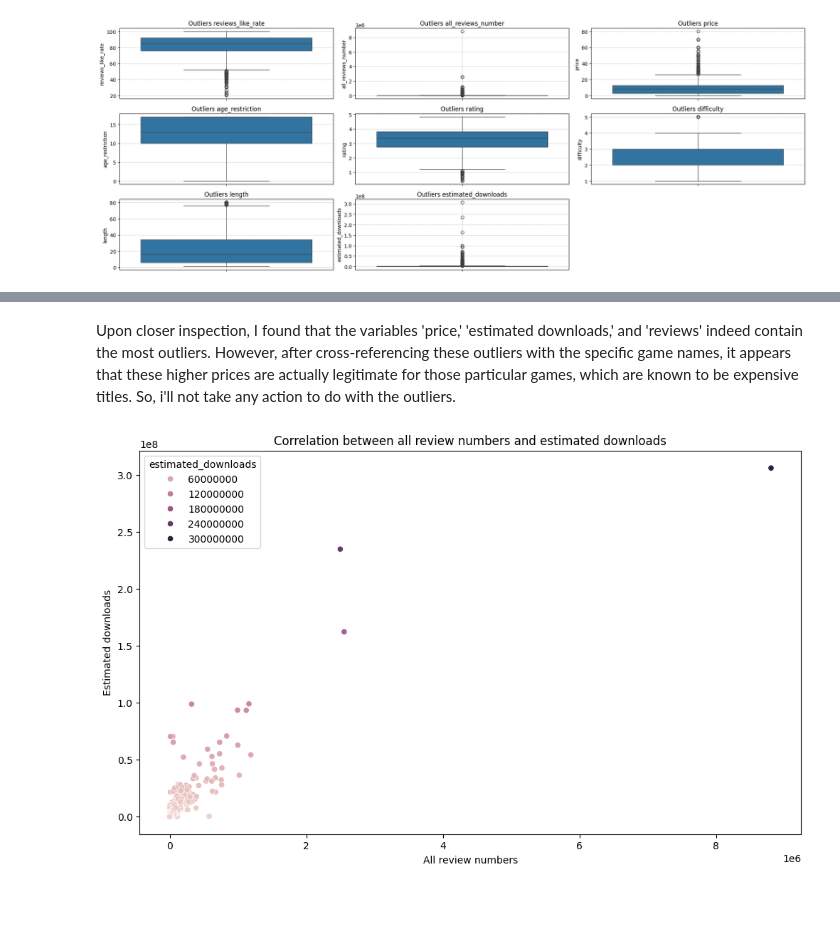
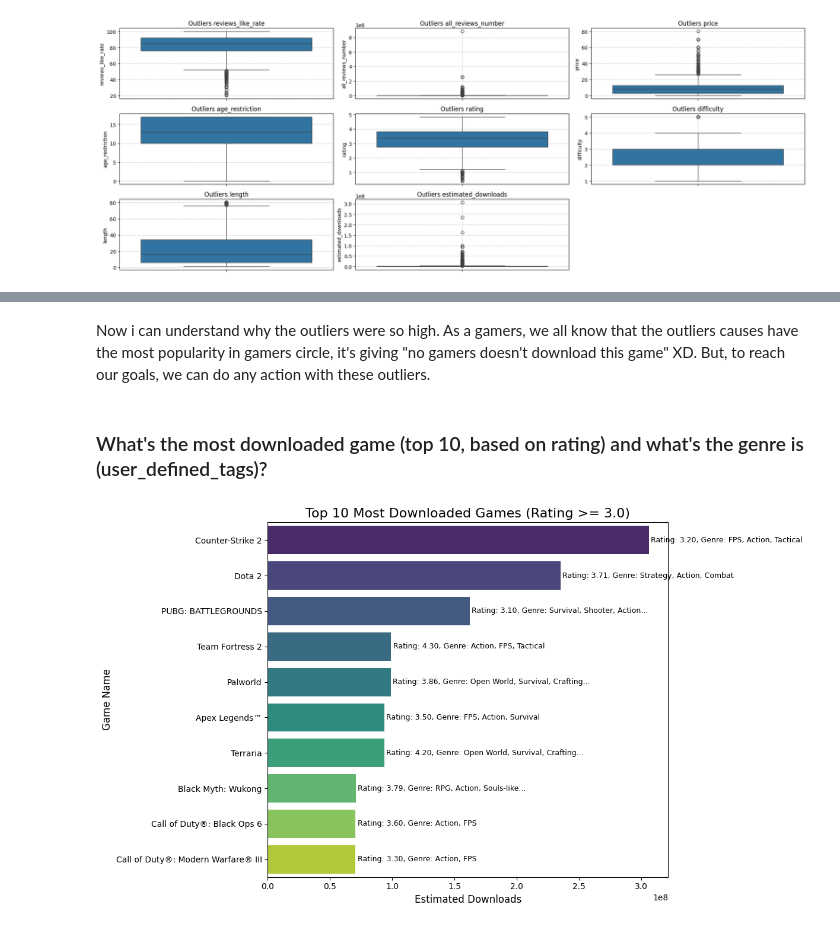
Before and after one commit to xyzaraa/steam-game-analysis, a Jupyter notebook: steam-game-analysis.ipynb, the cells around one changed output, grey strips where cells are left out. Drawn from its saved outputs; the diff is of its cells as text; code cells hidden in the pictures; blank space fills up the shorter version.

```diff
--- a/steam-game-analysis.ipynb
+++ b/steam-game-analysis.ipynb
@@ -156,12 +149,47 @@ Passing `palette` without assigning `hue` is deprecated and will be removed in v
 [figure]
-# %% [markdown]
-Upon closer inspection, I found that the variables 'price,' 'estimated downloads,' and 'reviews' indeed contain the most outliers. However, after cross-referencing these outliers with the specific game names, it appears that these higher prices are actually legitimate for those particular games, which are known to be expensive titles. So, i'll not take any action to do with the outliers.
-# %%
-plt.figure(figsize=(12,7))
-sns.scatterplot(data=df_num, x='all_reviews_number', y='estimated_downloads', hue='estimated_downloads')
-plt.title('Correlation between all review numbers and estimated downloads')
-plt.xlabel('All review numbers')
-plt.ylabel('Estimated downloads')
-plt.show()
-# %% [output]
-[figure, removed]
+# %% [markdown]
+Now i can understand why the outliers were so high. As a gamers, we all know that the outliers causes have the most popularity in gamers circle, it's giving "no gamers doesn't download this game" XD. But, to reach our goals, we can do any action with these outliers.
+# %% [markdown]
+### What's the most downloaded game (top 10, based on rating) and what's the genre is (user_defined_tags)?
+# %%
+rating_threshold = 3.0
+
+games_with_good_rating = df[df['rating'] >= rating_threshold].copy()
+top_10_downloaded_high_rated_games = games_with_good_rating.nlargest(10, 'estimated_downloads')
+plot_data = top_10_downloaded_high_rated_games[[
+    'game_name', 'estimated_downloads', 'rating', 'user_defined_tags'
+]].copy()
+
+plot_data['user_defined_tags_display'] = plot_data['user_defined_tags'].apply(
+    lambda x: ', '.join(x.split(', ')[:3]) + ('...' if len(x.split(', ')) > 3 else '')
+)
+# %%
+plt.figure(figsize=(12, 7))
+
+plot_data_sorted = plot_data.sort_values(by='estimated_downloads', ascending=False)
+
+sns.barplot(
+    x='estimated_downloads',
+    y='game_name',
+    data=plot_data_sorted,
+    palette='viridis'
+)
+
+plt.title(f'Top 10 Most Downloaded Games (Rating >= {rating_threshold})', fontsize=16)
+plt.xlabel('Estimated Downloads', fontsize=12)
+plt.ylabel('Game Name', fontsize=12)
+plt.xticks(fontsize=10)
+plt.yticks(fontsize=10)
+
+for index, row in enumerate(plot_data_sorted.itertuples()):
+    plt.text(
+        getattr(row, 'estimated_downloads') + (plot_data_sorted['estimated_downloads'].max() * 0.005),
+        index,
+        f"Rating: {getattr(row, 'rating'):.2f}, Genre: {getattr(row, 'user_defined_tags_display')}",
+        color='black', va='center', fontsize=9
+    )
+
+plt.tight_layout()
+plt.show()
+# %% [output]
+[figure, added]
```
Also changed, not shown: parts of 26 cells of this notebook, 1 other file.
